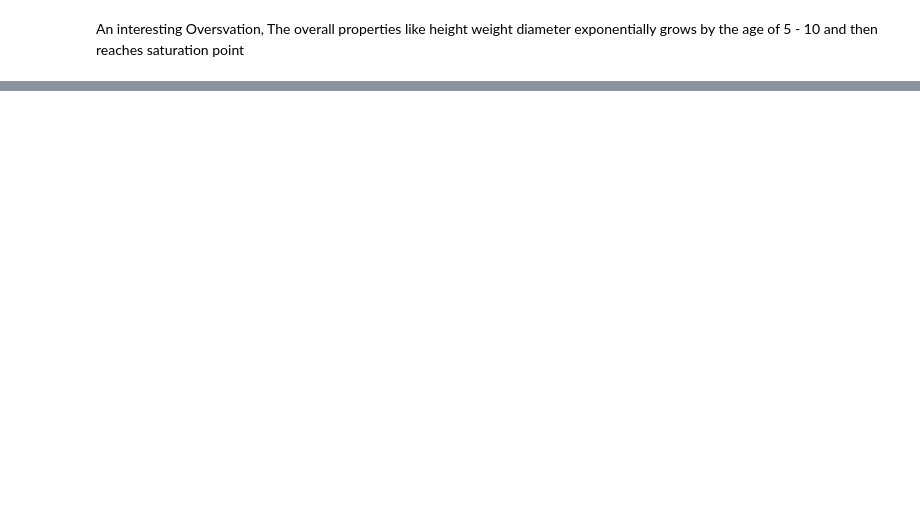
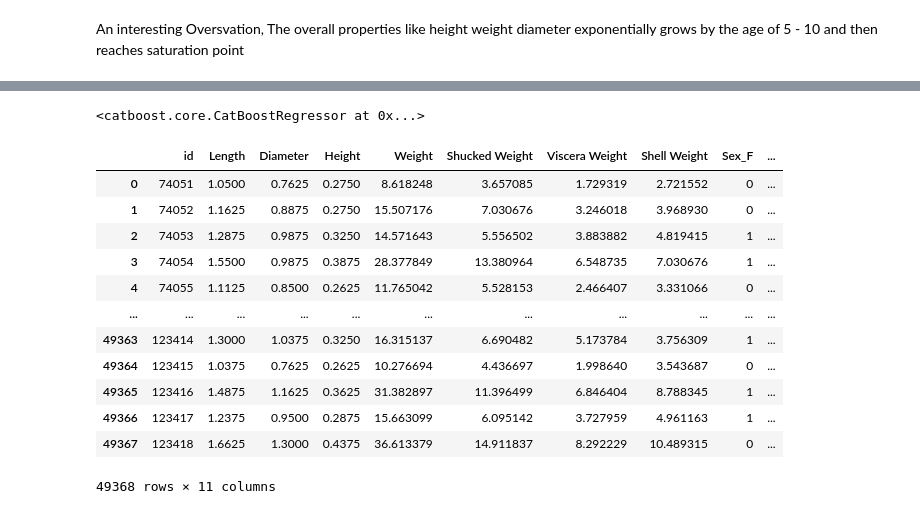
Before and after one commit to bibekebib/kaggle-Competitions, a Jupyter notebook: playground-series-s3e16/Regression with Crab age dataset.ipynb, the cells around one changed output, grey strips where cells are left out. Saved outputs shown, nothing was run; the diff lists cells and outputs as text; code cells hidden in the pictures; blank space fills up the shorter version.

```diff
--- a/playground-series-s3e16/Regression with Crab age dataset.ipynb
+++ b/playground-series-s3e16/Regression with Crab age dataset.ipynb
@@ -283,0 +426,25 @@ plt.show()
+# %%
+bagging = CatBoostRegressor(verbose=0)
+bagging.fit(X, y)
+# %% [output]
+<catboost.core.CatBoostRegressor at 0x...>
+# %%
+df_test=pd.read_csv('test.csv')
+# %%
+df_test =pd.get_dummies(df_test)
+# %%
+df_test
+# %% [output]
+|  | id | Length | Diameter | Height | Weight | Shucked Weight | Viscera Weight | Shell Weight | Sex_F | ... |
+| 0 | 74051 | 1.0500 | 0.7625 | 0.2750 | 8.618248 | 3.657085 | 1.729319 | 2.721552 | 0 | ... |
+| 1 | 74052 | 1.1625 | 0.8875 | 0.2750 | 15.507176 | 7.030676 | 3.246018 | 3.968930 | 0 | ... |
+| 2 | 74053 | 1.2875 | 0.9875 | 0.3250 | 14.571643 | 5.556502 | 3.883882 | 4.819415 | 1 | ... |
+| 3 | 74054 | 1.5500 | 0.9875 | 0.3875 | 28.377849 | 13.380964 | 6.548735 | 7.030676 | 1 | ... |
+| 4 | 74055 | 1.1125 | 0.8500 | 0.2625 | 11.765042 | 5.528153 | 2.466407 | 3.331066 | 0 | ... |
+| ... | ... | ... | ... | ... | ... | ... | ... | ... | ... | ... |
+| 49363 | 123414 | 1.3000 | 1.0375 | 0.3250 | 16.315137 | 6.690482 | 5.173784 | 3.756309 | 1 | ... |
+| 49364 | 123415 | 1.0375 | 0.7625 | 0.2625 | 10.276694 | 4.436697 | 1.998640 | 3.543687 | 0 | ... |
+| 49365 | 123416 | 1.4875 | 1.1625 | 0.3625 | 31.382897 | 11.396499 | 6.846404 | 8.788345 | 1 | ... |
+| 49366 | 123417 | 1.2375 | 0.9500 | 0.2875 | 15.663099 | 6.095142 | 3.727959 | 4.961163 | 1 | ... |
+| 49367 | 123418 | 1.6625 | 1.3000 | 0.4375 | 36.613379 | 14.911837 | 8.292229 | 10.489315 | 0 | ... |
+49368 rows × 11 columns
```
Also changed, not shown: parts of 35 cells of this notebook, 6 other files.
